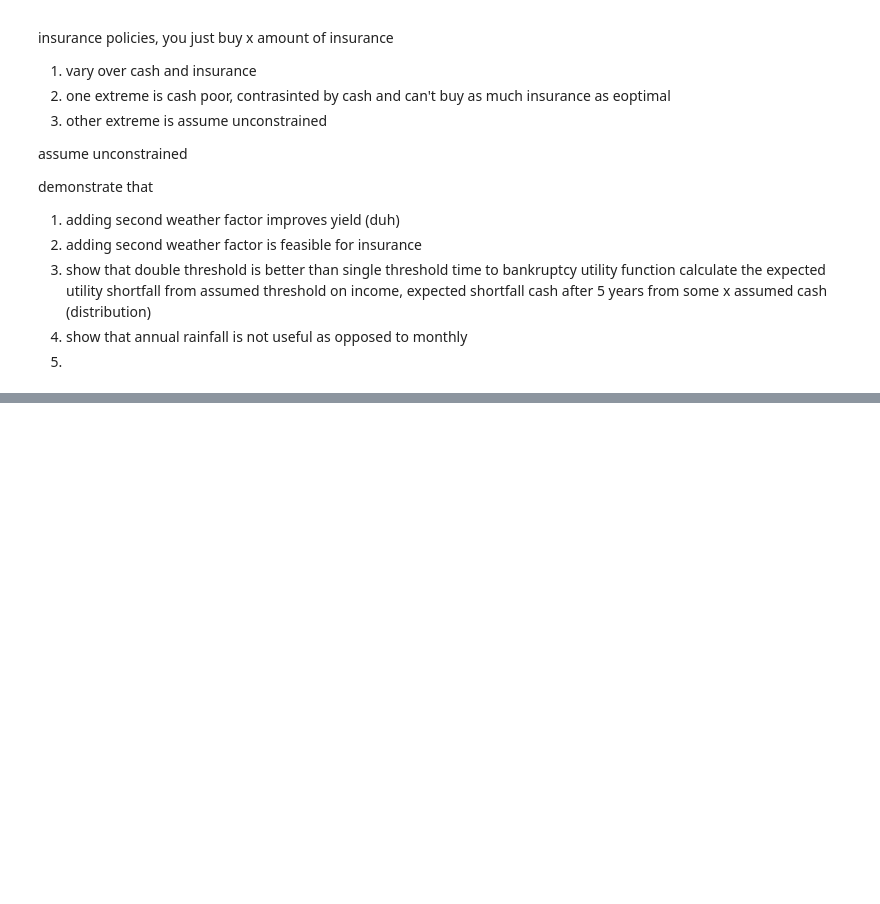
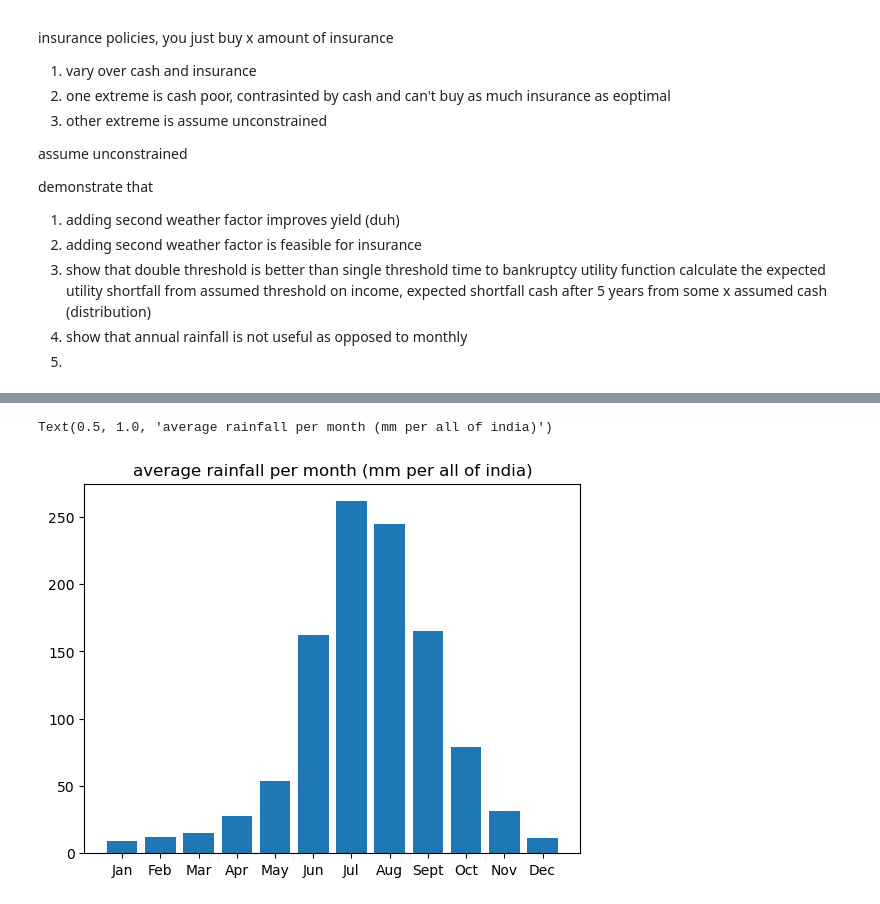
Before and after one commit to ken-neth-wang/crop-insurance, a Jupyter notebook: univariate_sim.ipynb, the cells around one changed output, grey strips where cells are left out. Drawn from its saved outputs; the diff is of its cells as text; code cells hidden in the pictures; blank space fills up the shorter version.

```diff
--- a/univariate_sim.ipynb
+++ b/univariate_sim.ipynb
@@ -617,0 +491,10 @@ demonstrate that
+# %%
+#create a multivariate rain distribution
+multivar_cov = np.cov(X.T)
+multivar_mean = np.mean(X.T, axis = 1)
+np.random.multivariate_normal(multivar_mean, multivar_cov)
+plt.bar(np.array(['Jan', 'Feb', 'Mar', 'Apr', 'May', 'Jun', 'Jul', 'Aug', 'Sept', 'Oct', 'Nov', 'Dec']), multivar_mean)
+plt.title('average rainfall per month (mm per all of india)')
+# %% [output]
+Text(0.5, 1.0, 'average rainfall per month (mm per all of india)')
+[figure, added]
```
Also changed, not shown: parts of 35 cells of this notebook.
